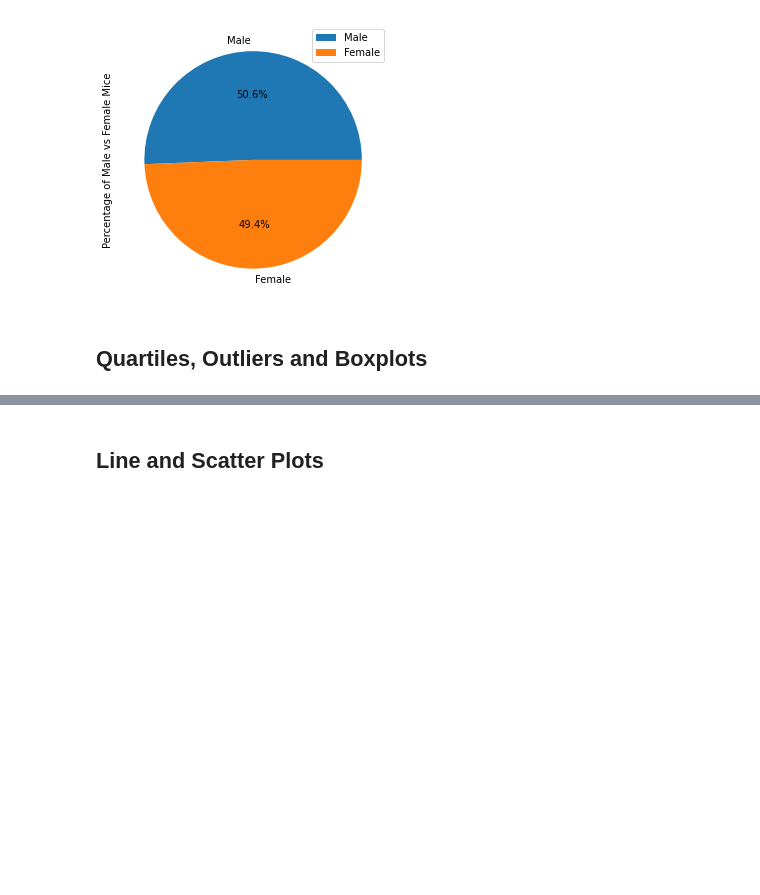
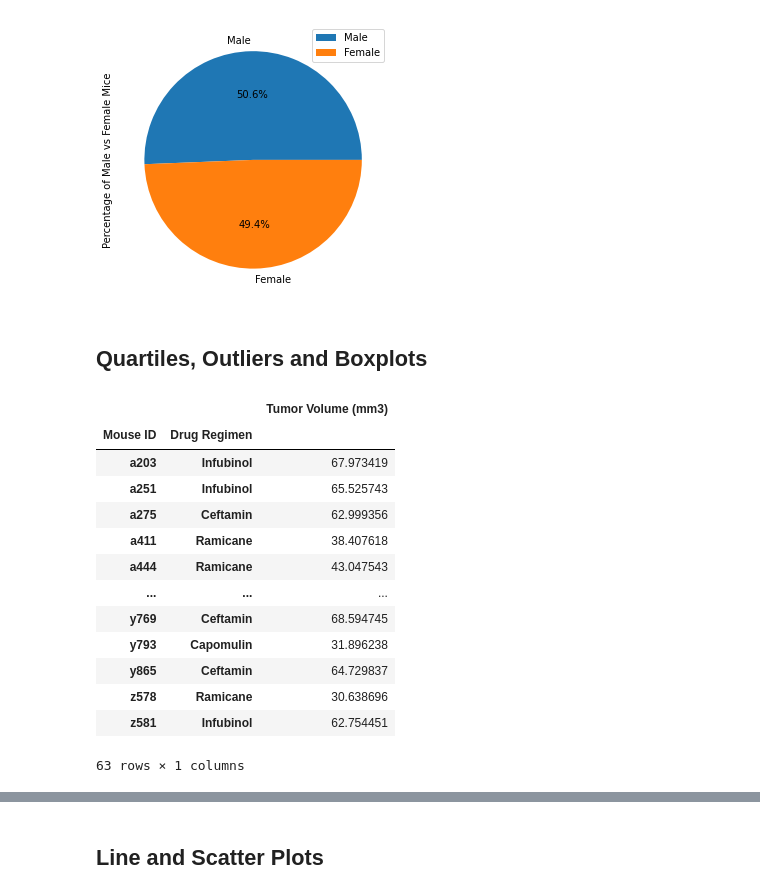
Before and after one commit to i-am-phoenix/rice-btcmp-hw5-matplotlib-challenge, a Jupyter notebook: pymaceuticals_starter.ipynb, the cells around one changed output, grey strips where cells are left out. Drawn from its saved outputs; the diff is of its cells as text; code cells hidden in the pictures; blank space fills up the shorter version.

```diff
--- a/pymaceuticals_starter.ipynb
+++ b/pymaceuticals_starter.ipynb
@@ -251,10 +249,33 @@ Text(0, 0.5, 'Percentage of Male vs Female Mice')
 # %%
 # Calculate the final tumor volume of each mouse across four of the treatment regimens:
 # Capomulin, Ramicane, Infubinol, and Ceftamin
-all_data[all_data['Drug Regimen'] ]
+# Creating a list of selected drugs
+best_4_drugs=["Capomulin", "Ramicane","Infubinol", "Ceftamin"]
+
+# Filetring the dataset to only the selected drug records
+best_4_drugs_data=all_data[all_data['Drug Regimen'].isin(best_4_drugs)]
+# best_4_drugs_data['Drug Regimen'].unique()
+
 # Start by getting the last (greatest) timepoint for each mouse
-
+best_4_drugs_last_timepoint_data=best_4_drugs_data[best_4_drugs_data['Timepoint']==best_4_drugs_data['Timepoint'].max()]
+# print(best_4_drugs_last_timepoint_data[best_4_drugs_last_timepoint_data['Drug Regimen']=="Ramicane"])
+pd.DataFrame(best_4_drugs_last_timepoint_data.groupby(['Mouse ID','Drug Regimen'])['Tumor Volume (mm3)'].max())
 
 # Merge this group df with the original dataframe to get the tumor volume at the last timepoint
+# %% [output]
+|  |  | Tumor Volume (mm3) |
+| Mouse ID | Drug Regimen |  |
+| a203 | Infubinol | 67.973419 |
+| a251 | Infubinol | 65.525743 |
+| a275 | Ceftamin | 62.999356 |
+| a411 | Ramicane | 38.407618 |
+| a444 | Ramicane | 43.047543 |
+| ... | ... | ... |
+| y769 | Ceftamin | 68.594745 |
+| y793 | Capomulin | 31.896238 |
+| y865 | Ceftamin | 64.729837 |
+| z578 | Ramicane | 30.638696 |
+| z581 | Infubinol | 62.754451 |
+63 rows × 1 columns
 # %%
 # Put treatments into a list for for loop (and later for plot labels)
```
Also changed, not shown: parts of 3 cells of this notebook.
